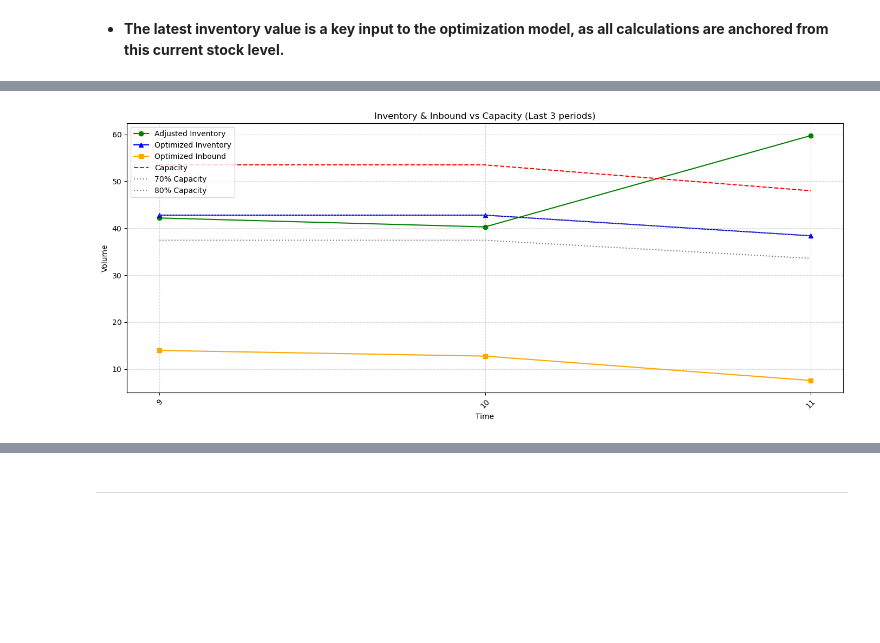
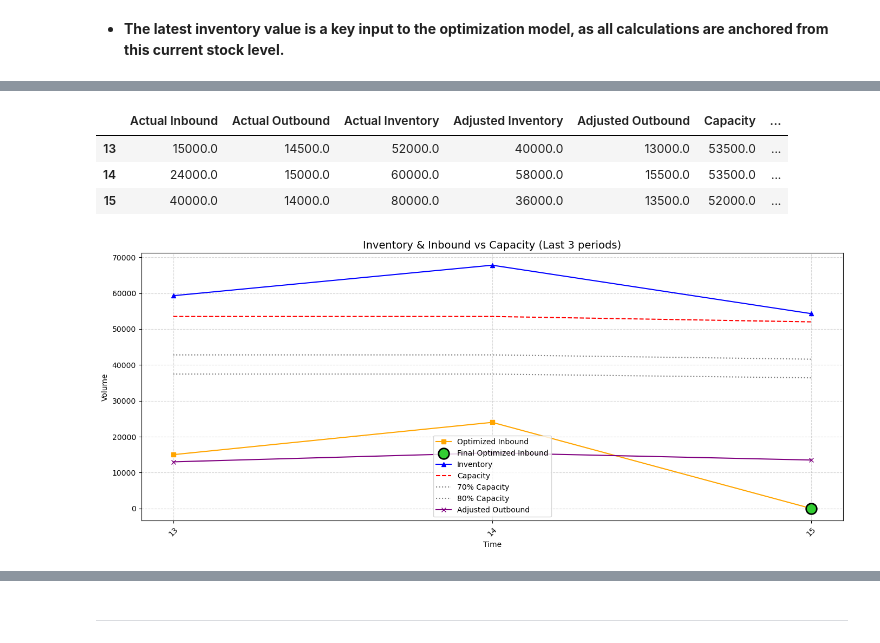
Before and after one commit to Atothegod/Exxon_Hackathon, a Jupyter notebook: 01-Singapore.ipynb, the cells around one changed output, grey strips where cells are left out. Saved outputs shown, nothing was run; the diff lists cells and outputs as text; code cells hidden in the pictures; blank space fills up the shorter version.

```diff
--- a/01-Singapore.ipynb
+++ b/01-Singapore.ipynb
@@ -567,7 +580,7 @@ fig.show()
 optimize = pd.DataFrame({
     'Actual Inbound': Inbound_monthly_singapore['Quantity_KT_In'],
     'Actual Outbound': Outbound_monthly_singapore['Quantity_KT_Out'],
-    'Actual Inventory': Inventory_monthly_singapore['Quantity_KT_Inventory'],
+    'Actual Inventory': Inventory_monthly_singapore['Quantity_MT_Inventory'],
     'Adjusted Inventory': comparison['Predicted_Adjusted'],
     'Adjusted Outbound': outbound_comparison['Predicted_Outbound_Adjusted'],
     'Capacity' : singapore_predicted['Total Cap (KT)'].values
@@ -753,6 +777,7 @@ def run_forecast_optimization(df_forecast, last_inventory):
 
     return df_result
 # %%
+optimize.index = optimize.index + 1
 optimize
 # %% [output]
 |  | Actual Inbound | Actual Outbound | Actual Inventory | Adjusted Inventory | Adjusted Outbound | Capacity | ... |
@@ -782,0 +824,5 @@ last_inventory
+# %%
+fixed_inbound_dict = {
+    0: optimize.loc[opt_start_idx, 'Actual Inbound'],       # เดือน 10
+    1: optimize.loc[opt_start_idx + 1, 'Actual Inbound'],   # เดือน 11
+}
@@ -783,27 +838,68 @@ last_inventory
 # %%
-opt_last3 = run_forecast_optimization(opt_last3, last_inventory)
+opt_last3 = run_forecast_optimization(opt_last3, last_inventory, fixed_inbound_dict=fixed_inbound_dict)
 opt_last3 = opt_last3.sort_index()
+# %%
+opt_last3
+# %% [output]
+|  | Actual Inbound | Actual Outbound | Actual Inventory | Adjusted Inventory | Adjusted Outbound | Capacity | ... |
+| 13 | 15000.0 | 14500.0 | 52000.0 | 40000.0 | 13000.0 | 53500.0 | ... |
+| 14 | 24000.0 | 15000.0 | 60000.0 | 58000.0 | 15500.0 | 53500.0 | ... |
+| 15 | 40000.0 | 14000.0 | 80000.0 | 36000.0 | 13500.0 | 52000.0 | ... |
 # %%
 x = opt_last3.index
-
+y_inbound = opt_last3['Optimized Inbound']
 
 plt.figure(figsize=(14,6))
 
-plt.plot(x, opt_last3['Adjusted Inventory'], label='Adjusted Inventory', color='green', marker='o')
-plt.plot(x, opt_last3['Optimized Inventory'], label='Optimized Inventory', color='blue', marker='^')
-plt.plot(x, opt_last3['Optimized Inbound'], label='Optimized Inbound', color='orange', marker='s')
+# เส้นหลัก Optimized Inbound
+plt.plot(x, y_inbound, label='Optimized Inbound', color='orange', marker='s')
 
+# จุดสุดท้าย (เด่นๆ)
+last_x = x[-1]
+last_y = y_inbound.iloc[-1]
+
+plt.scatter(
+    last_x, last_y,
+    color='limegreen',       # สีเขียวเด่น
+    s=200,                   # ขนาดใหญ่
+    edgecolors='black',      # ขอบดำ
+    linewidths=2,
+    zorder=10,               # ให้อยู่บนสุด
+    label='Final Optimized Inbound'
+)
+
+# เพิ่ม Annotation
+# plt.annotate(
+#     f'Final: {last_y:.0f}',
+#     xy=(last_x, last_y),
+#     xytext=(last_x, last_y + 60),  # ปรับระยะห่างข้อความ
+#     fontsize=11,
+#     color='green',
+#     weight='bold',
+#     arrowprops=dict(
+#         facecolor='limegreen',
+#         edgecolor='black',
+#         arrowstyle='->',
+#         lw=2
+#     )
+# )
+
+# เส้นอื่น ๆ
+plt.plot(x, opt_last3['Optimized Inventory'], label='Inventory', color='blue', marker='^')
 plt.plot(x, opt_last3['Capacity'], label='Capacity', color='red', linestyle='--')
 plt.plot(x, opt_last3['Cap_70'], label='70% Capacity', color='gray', linestyle=':')
 plt.plot(x, opt_last3['Cap_80'], label='80% Capacity', color='gray', linestyle=':')
+plt.plot(x, opt_last3['Adjusted Outbound'], label='Adjusted Outbound', color='purple', marker='x')
+# plt.plot(x, opt_last3['Optimized Outbound'], label='Optimized Outbound', color='brown', marker='D')
 
-plt.title('Inventory & Inbound vs Capacity (Last 3 periods)')
+# รูปแบบกราฟ
+plt.title('Inventory & Inbound vs Capacity (Last 3 periods)', fontsize=14)
 plt.xlabel('Time')
 plt.ylabel('Volume')
 plt.legend()
 plt.grid(True, linestyle='--', alpha=0.5)
 plt.xticks(x, x, rotation=45)
 plt.tight_layout()
 plt.show()
 # %% [output]
-[figure, old version]
+[figure, new version]
```
Also changed, not shown: parts of 43 cells of this notebook, 9 other files.
